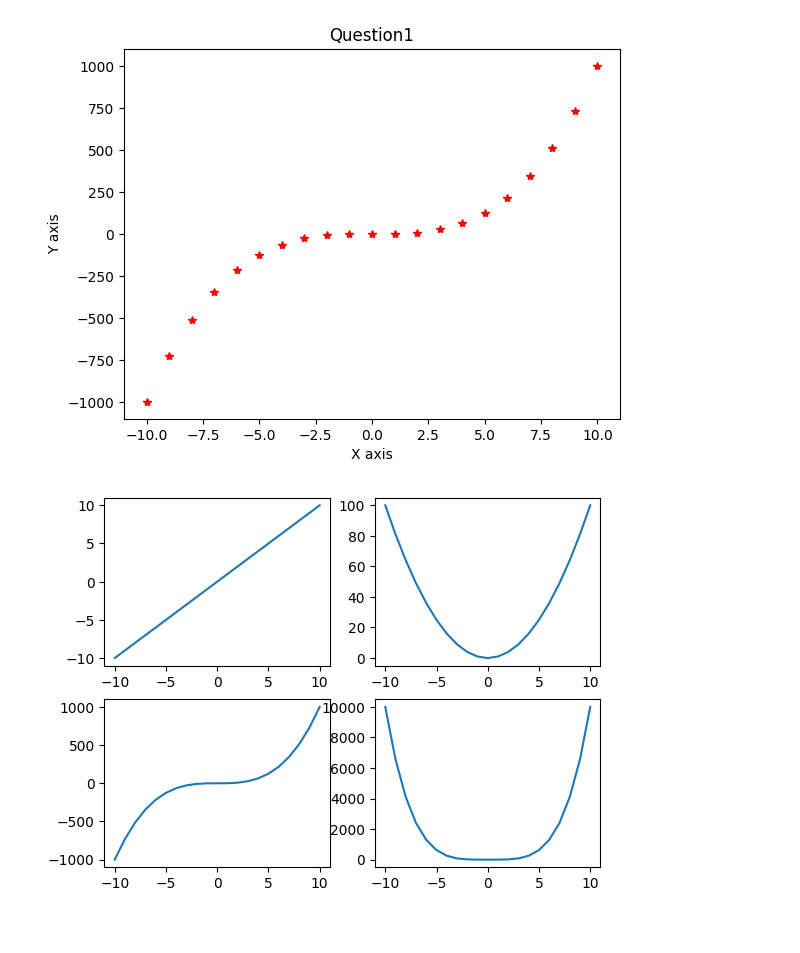
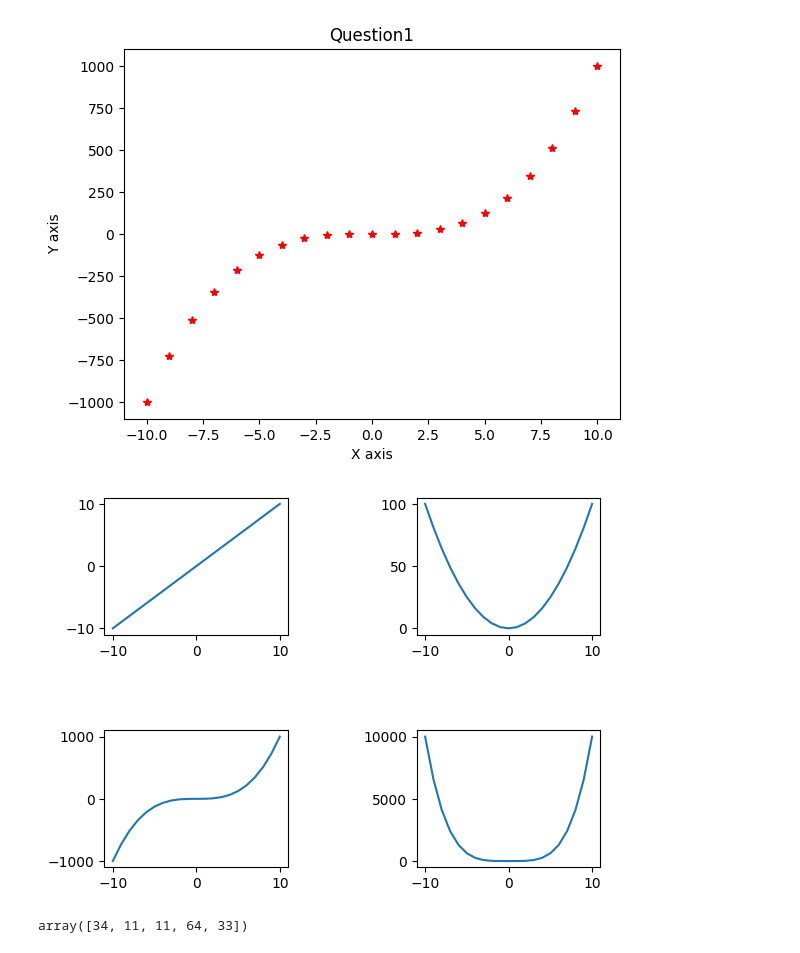
Before and after one commit to RitikSareen/AIPractice, a Jupyter notebook: Matplolib/practice.ipynb, the cells around one changed output. Saved outputs shown, nothing was run; the diff lists cells and outputs as text; code cells hidden in the pictures.

```diff
--- a/Matplolib/practice.ipynb
+++ b/Matplolib/practice.ipynb
@@ -351,19 +351,28 @@ Text(0.5, 1.0, 'Question1')
 # %%
 rows=int(input("Enter the number of rows:"))
 columns=int(input("Enter columns:"))
 
 figures=rows*columns
 
 total=1
 
+fig.fi
 
 
 for i in range(rows):
     for j in range(columns):
         x=np.arange(-10,11)
         y=x**total
         plt.subplot(rows,columns,total)
         plt.plot(x,y)
         total+=1
+
+plt.subplots_adjust(hspace=0.7,wspace=0.7)
 # %% [output]
-[figure, old version]
+[figure, new version]
+# %%
+categories = ['Apples', 'Bananas', 'Cherries', 'Dates', 'Elderberries']
+heights = np.random.randint(10, 100, size=5)
+heights
+# %% [output]
+array([34, 11, 11, 64, 33])
```
Also changed, not shown: parts of 3 cells of this notebook.
